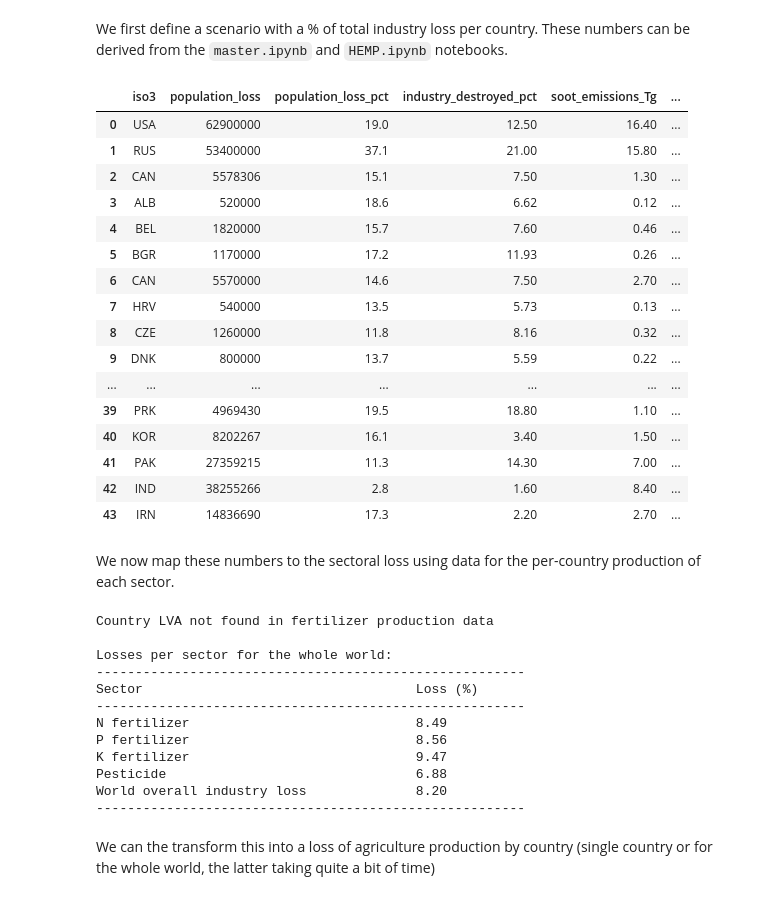
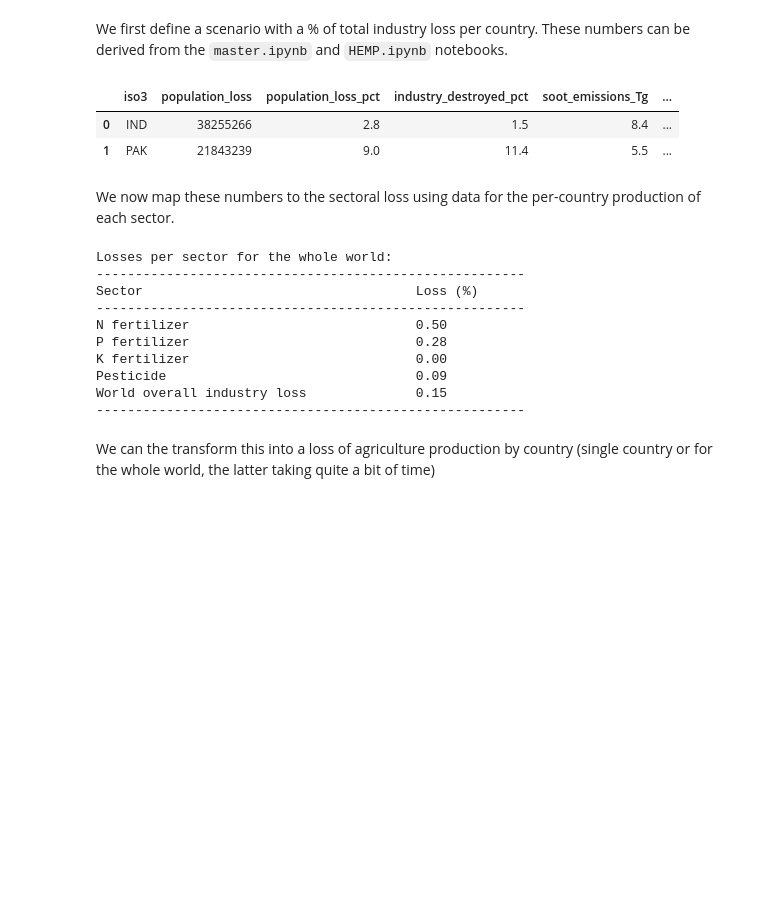
Before and after one commit to allfed/Population-Loss-NW, a Jupyter notebook: scripts/impact-of-loss-of-industry.ipynb, the cells around one changed output. Saved outputs shown, nothing was run; the diff lists cells and outputs as text; code cells hidden in the pictures; blank space fills up the shorter version.

```diff
--- a/scripts/impact-of-loss-of-industry.ipynb
+++ b/scripts/impact-of-loss-of-industry.ipynb
@@ -14,52 +14,36 @@ We first define a scenario with a % of total industry loss per country. These nu
 # %%
 # These contain the fraction of industry destroyed by fire and the fraction of industry within HEMP radius
 # Add or remove files as needed
-file_paths = ["../results/all-out-world-war-scenario4.csv"]
+file_paths = ["../results/india-pakistan-scenario1.csv"]
 # file_paths = [
     # "../results/test.csv",
     # "../results/HEMP_china.csv",
     # "../results/HEMP_conus.csv",
     # "../results/HEMP_europe.csv",
     # "../results/HEMP_russia.csv",
 # ]
 
 df = load_industry_loss(file_paths, hemp_disable_factor=0.75)
 df
 # %% [output]
 |  | iso3 | population_loss | population_loss_pct | industry_destroyed_pct | soot_emissions_Tg | ... |
-| 0 | USA | 62900000 | 19.0 | 12.50 | 16.40 | ... |
-| 1 | RUS | 53400000 | 37.1 | 21.00 | 15.80 | ... |
-| 2 | CAN | 5578306 | 15.1 | 7.50 | 1.30 | ... |
-| 3 | ALB | 520000 | 18.6 | 6.62 | 0.12 | ... |
-| 4 | BEL | 1820000 | 15.7 | 7.60 | 0.46 | ... |
-| 5 | BGR | 1170000 | 17.2 | 11.93 | 0.26 | ... |
-| 6 | CAN | 5570000 | 14.6 | 7.50 | 2.70 | ... |
-| 7 | HRV | 540000 | 13.5 | 5.73 | 0.13 | ... |
-| 8 | CZE | 1260000 | 11.8 | 8.16 | 0.32 | ... |
-| 9 | DNK | 800000 | 13.7 | 5.59 | 0.22 | ... |
-| ... | ... | ... | ... | ... | ... | ... |
-| 39 | PRK | 4969430 | 19.5 | 18.80 | 1.10 | ... |
-| 40 | KOR | 8202267 | 16.1 | 3.40 | 1.50 | ... |
-| 41 | PAK | 27359215 | 11.3 | 14.30 | 7.00 | ... |
-| 42 | IND | 38255266 | 2.8 | 1.60 | 8.40 | ... |
-| 43 | IRN | 14836690 | 17.3 | 2.20 | 2.70 | ... |
+| 0 | IND | 38255266 | 2.8 | 1.5 | 8.4 | ... |
+| 1 | PAK | 21843239 | 9.0 | 11.4 | 5.5 | ... |
 # %% [markdown]
 We now map these numbers to the sectoral loss using data for the per-country production of each sector.
 # %%
 total_industry_loss = df.set_index("iso3")["industry_loss_pct"].to_dict()
 sector_losses = calculate_sector_losses(total_industry_loss)
 # %% [output]
-Country LVA not found in fertilizer production data
-
 Losses per sector for the whole world:
 -------------------------------------------------------
 Sector                                   Loss (%)
 -------------------------------------------------------
-N fertilizer                             8.49
-P fertilizer                             8.56
-K fertilizer                             9.47
-Pesticide                                6.88
-World overall industry loss              8.20
+N fertilizer                             0.50
+P fertilizer                             0.28
+K fertilizer                             0.00
+Pesticide                                0.09
+World overall industry loss              0.15
 -------------------------------------------------------
 # %% [markdown]
 We can the transform this into a loss of agriculture production by country (single country or for the whole world, the latter taking quite a bit of time)
```
Also changed, not shown: 8 other files.
